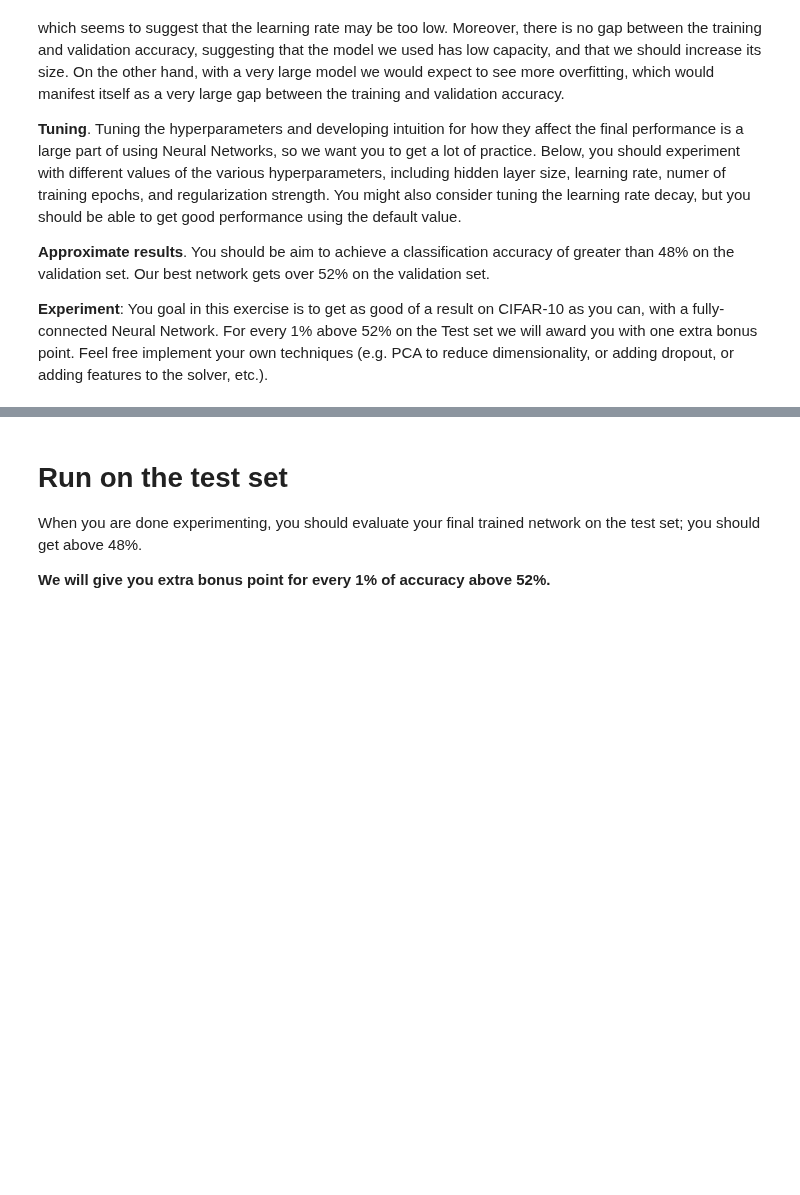
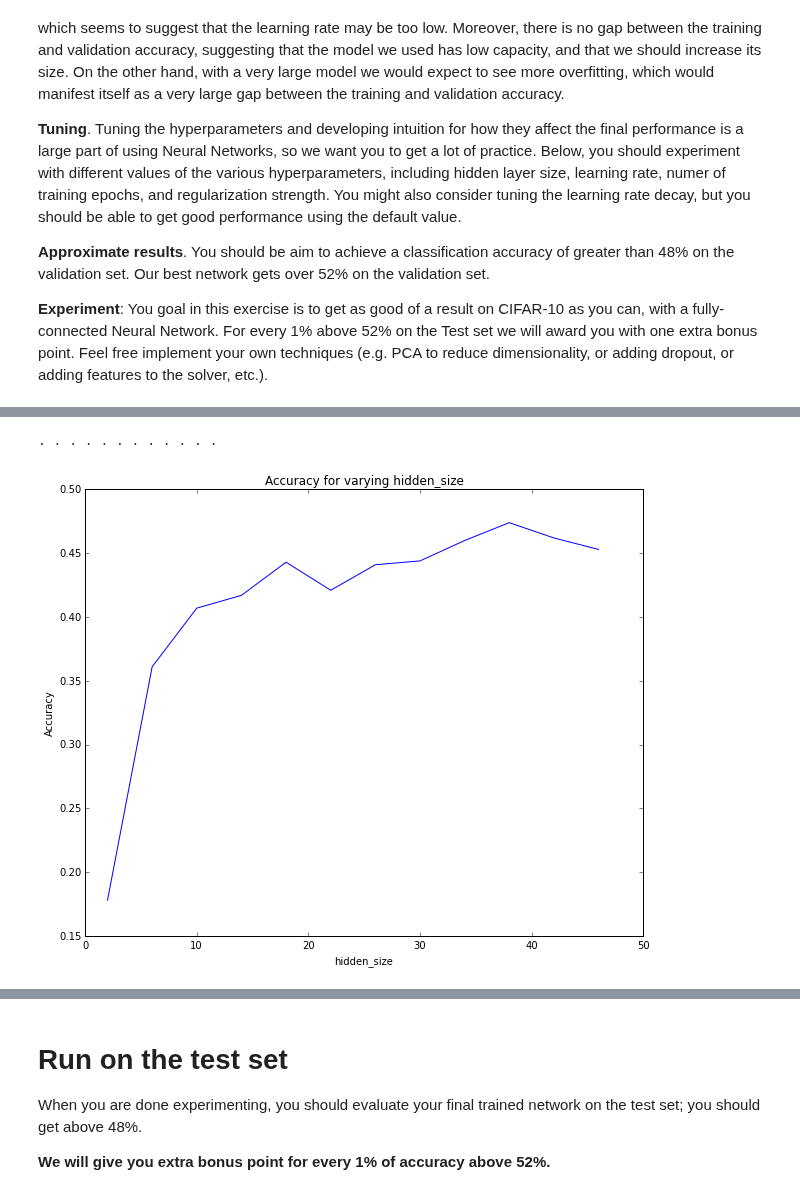
Before and after one commit to NLeSC/deep-learning-assignments-solutions, a Jupyter notebook: assignment1/carlos/two_layer_net.ipynb, the cells around one changed output, grey strips where cells are left out. Drawn from its saved outputs; the diff is of its cells as text; code cells hidden in the pictures; blank space fills up the shorter version.

```diff
--- a/assignment1/carlos/two_layer_net.ipynb
+++ b/assignment1/carlos/two_layer_net.ipynb
@@ -298,0 +397,7 @@ pass
+# %%
+best_params['batch_size'] = 300
+# %%
+_,_ = optimizeForParam('hidden_size', best_params, doPlot=True)
+# %% [output]
+. . . . . . . . . . . .
+[figure, added]
```
Also changed, not shown: parts of 21 cells of this notebook.
